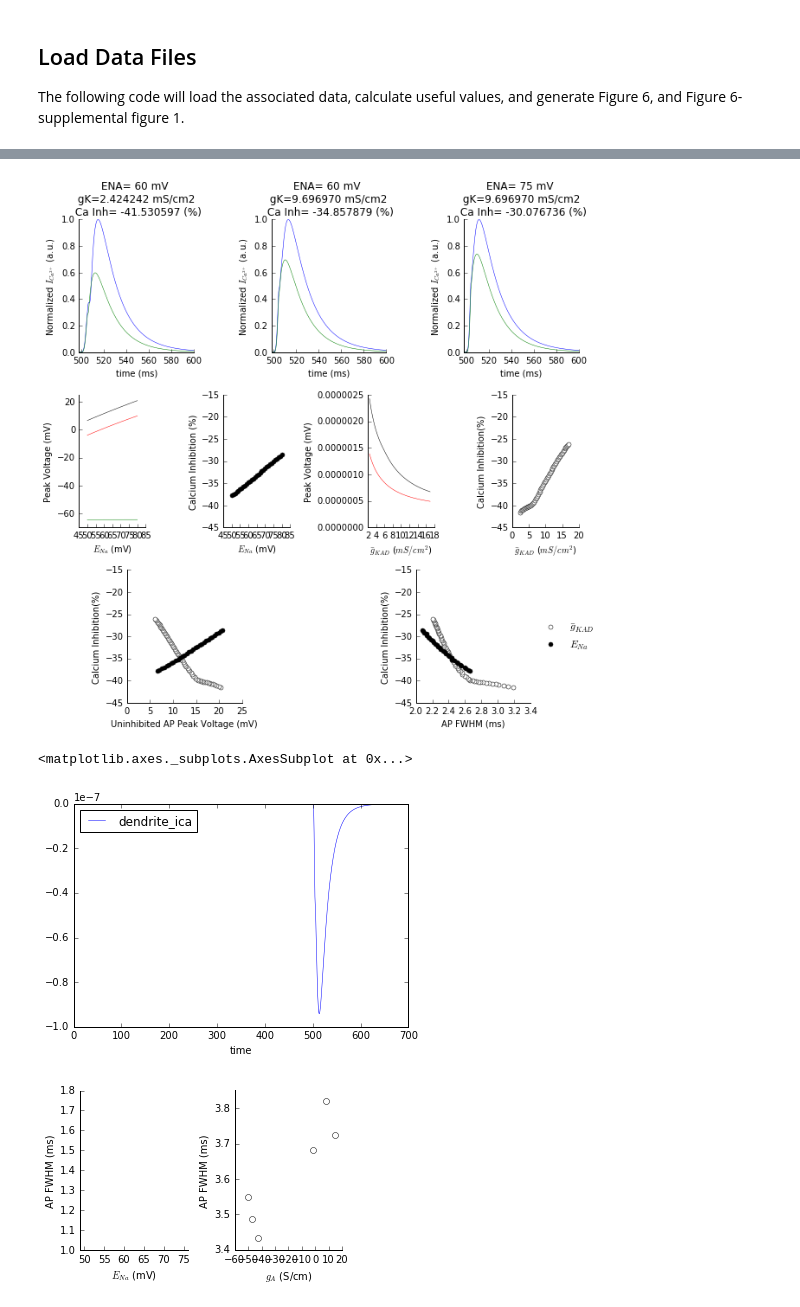
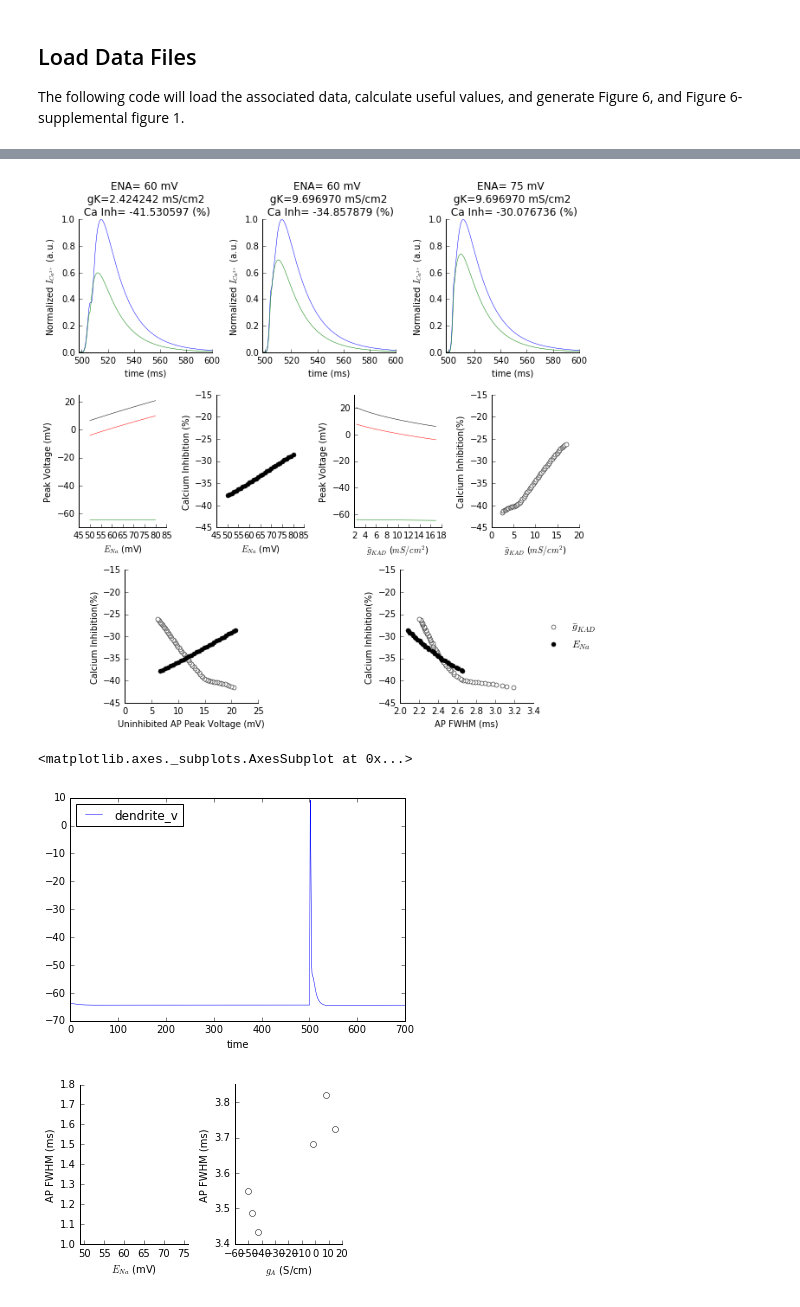
Before and after one commit to jtchang/KChannelModel, a Jupyter notebook: Chang&Higley(2017).ipynb, the cells around one changed output, grey strips where cells are left out. Drawn from its saved outputs; the diff is of its cells as text; code cells hidden in the pictures.

```diff
--- a/Chang&Higley(2017).ipynb
+++ b/Chang&Higley(2017).ipynb
@@ -37,13 +38,13 @@ Wall time: 2min 12s
 # %%
 importlib.reload(mcnh)
-fig1=mcnh.make_figure(ena, gk)
+fig1=mcnh.make_figure(ena, gk, "fig5_v2")
 # %% [output]
-[figure, old version]
+[figure, new version]
 # %%
-ena["car_1"]["RawData"][5]["uninhibitedbAP"].plot("time", "dendrite_ica")
+ena["car_1"]["RawData"][5]["uninhibitedbAP"].plot("time", "dendrite_v")
 # %% [output]
 <matplotlib.axes._subplots.AxesSubplot at 0x...>
-[figure, old version]
+[figure, new version]
 # %%
 fig=plt.figure(figsize=[4.5,3])
 ax=fig.add_subplot(122)
```
Also changed, not shown: parts of 11 cells of this notebook, 30 other files.
